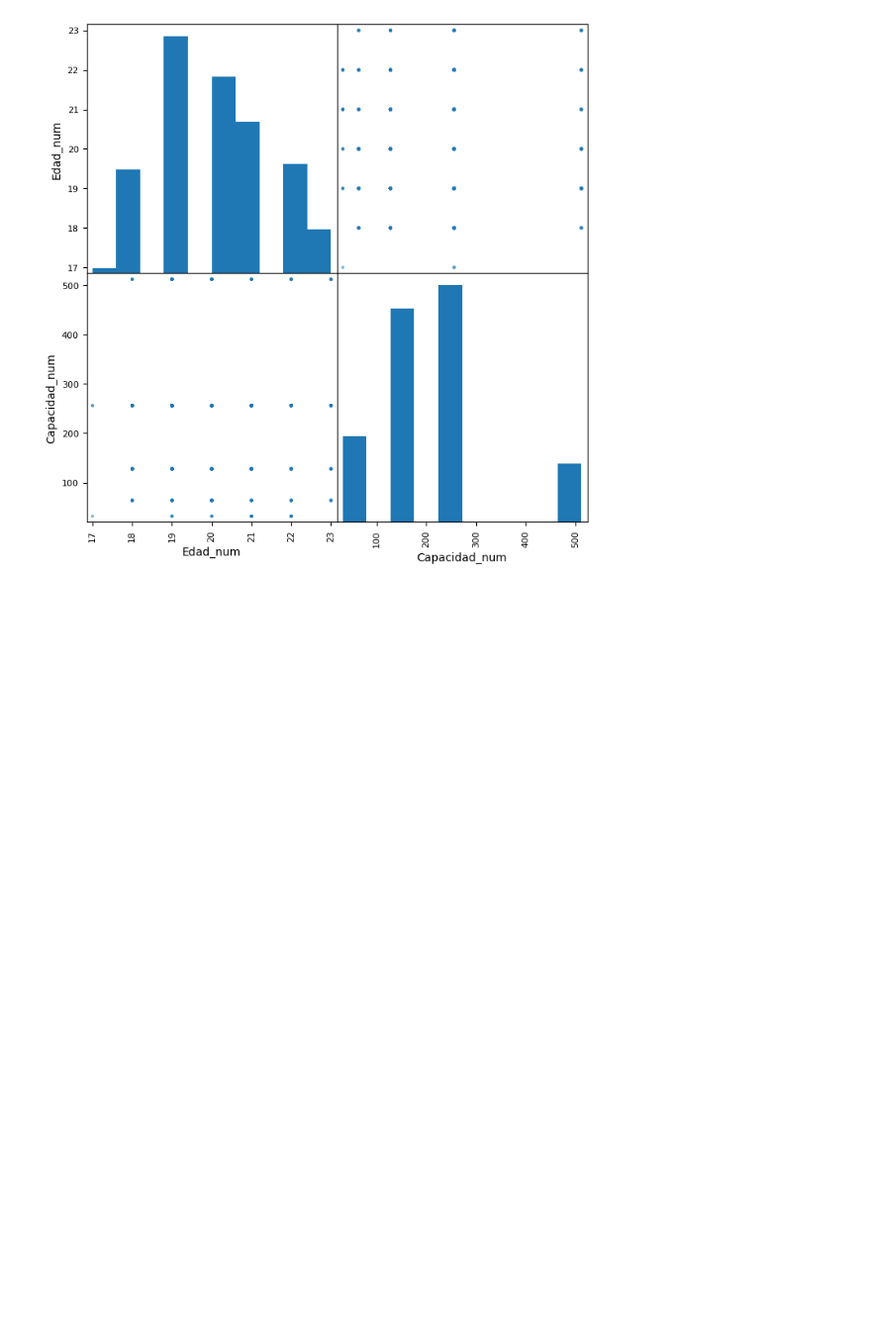
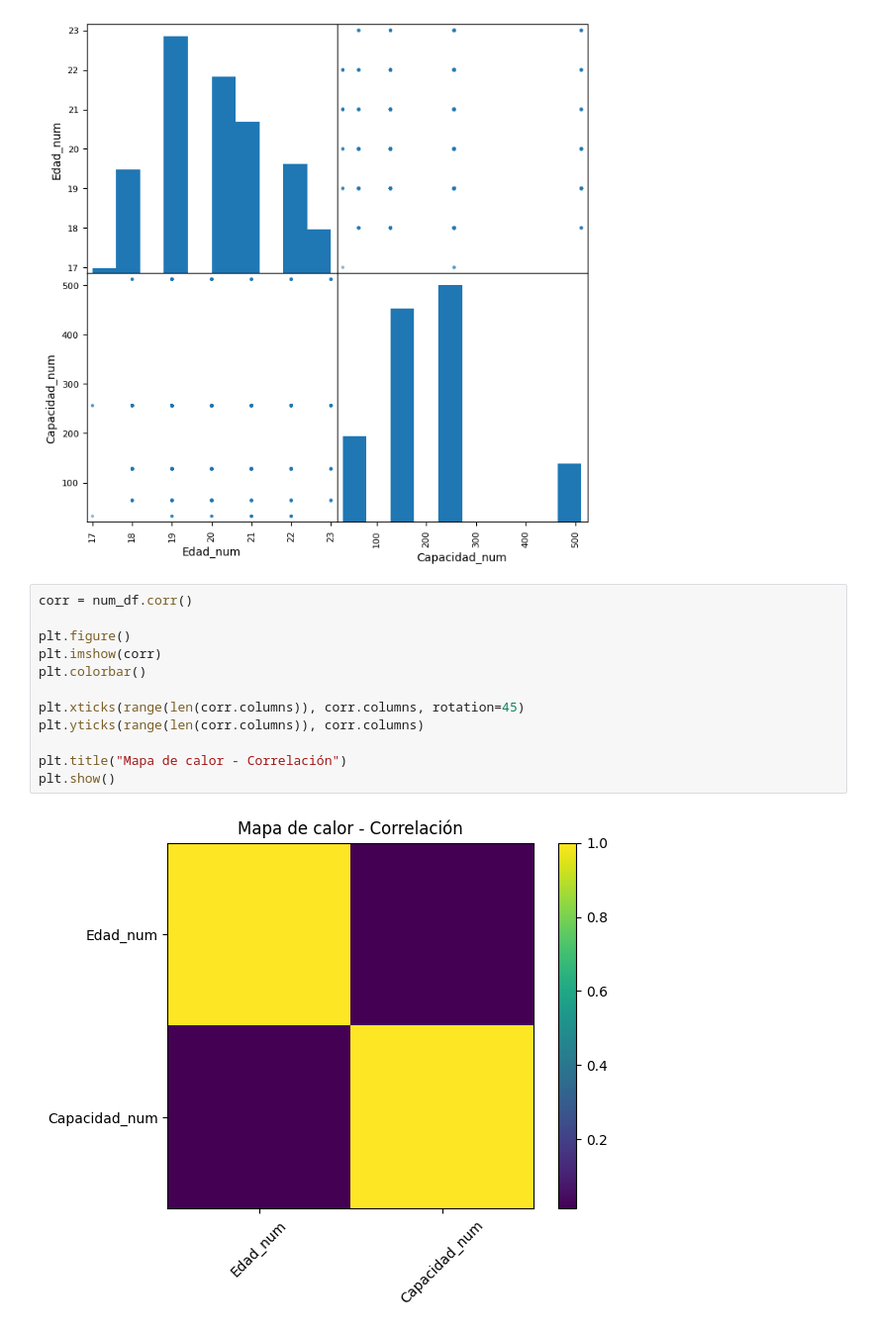
Before and after one commit to diegogh1002/Estadistica, a Jupyter notebook: limpieza.ipynb, the cells around one changed output. Shown at 99% size. Cells and saved outputs as stored; diff of their text form; blank space fills up the shorter version.

```diff
--- a/limpieza.ipynb
+++ b/limpieza.ipynb
@@ -268,3 +268,17 @@ pd.plotting.scatter_matrix(num_df.dropna(), figsize=(8,8))
 plt.show()
 # %% [output]
 [figure]
+# %%
+corr = num_df.corr()
+
+plt.figure()
+plt.imshow(corr)
+plt.colorbar()
+
+plt.xticks(range(len(corr.columns)), corr.columns, rotation=45)
+plt.yticks(range(len(corr.columns)), corr.columns)
+
+plt.title("Mapa de calor - Correlación")
+plt.show()
+# %% [output]
+[figure, added]
```
Also changed, not shown: parts of 1 cell of this notebook.
